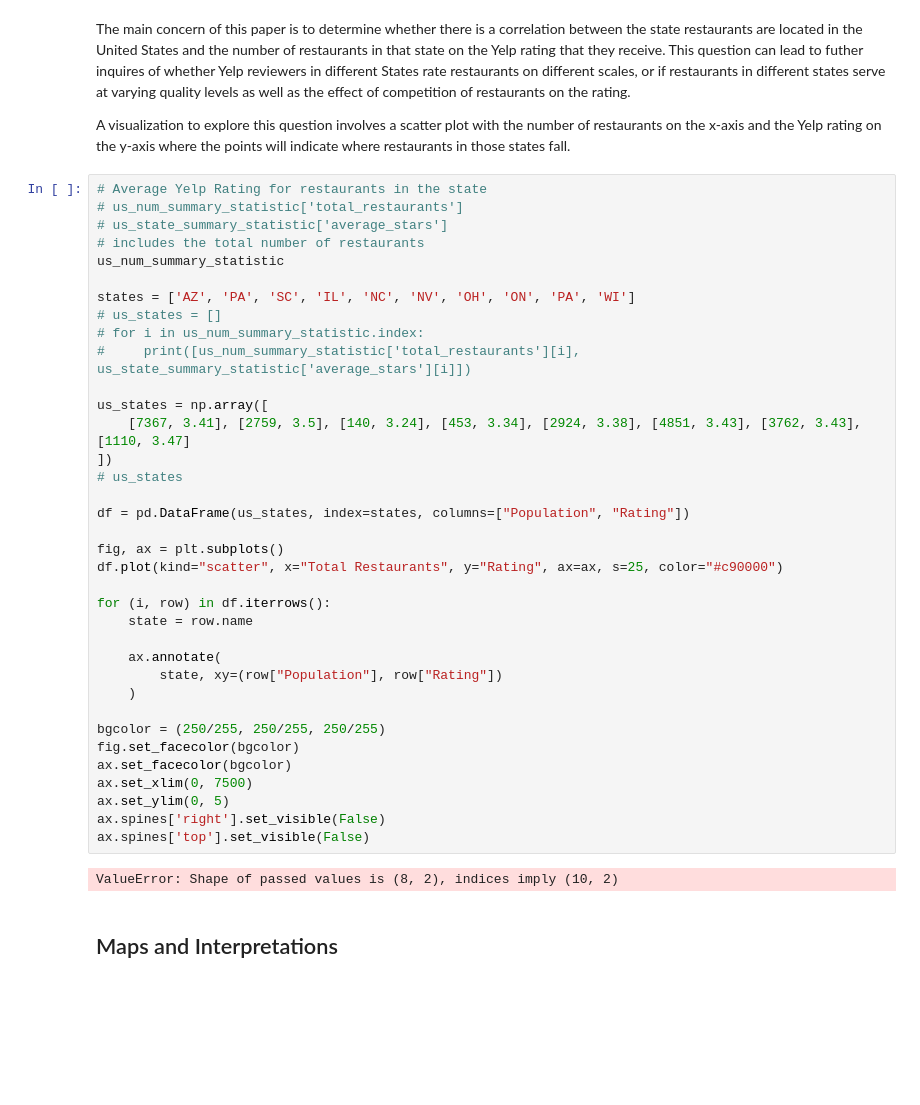
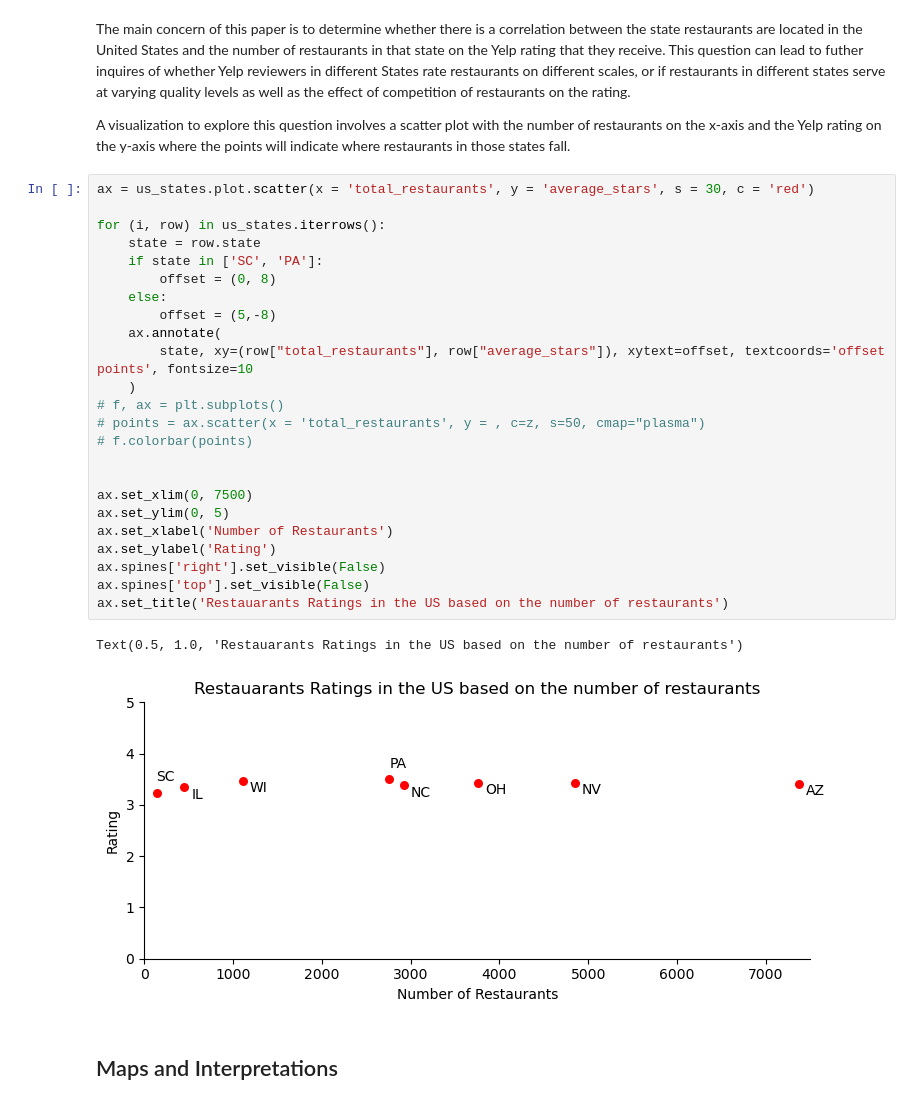
Before and after one commit to vvickychan/yelp-code, a Jupyter notebook: yelp.ipynb, the cells around one changed output. Saved outputs shown, nothing was run; the diff lists cells and outputs as text; blank space fills up the shorter version.

```diff
--- a/yelp.ipynb
+++ b/yelp.ipynb
@@ -587,44 +601,33 @@ plt.show()
 The main concern of this paper is to determine whether there is a correlation between the state restaurants are located in the United States and the number of restaurants in that state on the Yelp rating that they receive. This question can lead to futher inquires of whether Yelp reviewers in different States rate restaurants on different scales, or if restaurants in different states serve at varying quality levels as well as the effect of competition of restaurants on the rating.
 
 A visualization to explore this question involves a scatter plot with the number of restaurants on the x-axis and the Yelp rating on the y-axis where the points will indicate where restaurants in those states fall.
-# %%
-# Average Yelp Rating for restaurants in the state
-# us_num_summary_statistic['total_restaurants']
-# us_state_summary_statistic['average_stars']
-# includes the total number of restaurants
-us_num_summary_statistic
-
-states = ['AZ', 'PA', 'SC', 'IL', 'NC', 'NV', 'OH', 'ON', 'PA', 'WI']
-# us_states = []
-# for i in us_num_summary_statistic.index:
-#     print([us_num_summary_statistic['total_restaurants'][i], us_state_summary_statistic['average_stars'][i]])
-
-us_states = np.array([
-    [7367, 3.41], [2759, 3.5], [140, 3.24], [453, 3.34], [2924, 3.38], [4851, 3.43], [3762, 3.43],[1110, 3.47]
-])
-# us_states
-
-df = pd.DataFrame(us_states, index=states, columns=["Population", "Rating"])
-
-fig, ax = plt.subplots()
-df.plot(kind="scatter", x="Total Restaurants", y="Rating", ax=ax, s=25, color="#c90000")
-
-for (i, row) in df.iterrows():
-    state = row.name
-
-    ax.annotate(
-        state, xy=(row["Population"], row["Rating"])
-    )
-
-bgcolor = (250/255, 250/255, 250/255)
-fig.set_facecolor(bgcolor)
-ax.set_facecolor(bgcolor)
-ax.set_xlim(0, 7500)
-ax.set_ylim(0, 5)
-ax.spines['right'].set_visible(False)
-ax.spines['top'].set_visible(False)
-# %% [output]
-ValueError: Shape of passed values is (8, 2), indices imply (10, 2)
+# %%
+ax = us_states.plot.scatter(x = 'total_restaurants', y = 'average_stars', s = 30, c = 'red')
+
+for (i, row) in us_states.iterrows():
+    state = row.state
+    if state in ['SC', 'PA']:
+        offset = (0, 8)
+    else:
+        offset = (5,-8)
+    ax.annotate(
+        state, xy=(row["total_restaurants"], row["average_stars"]), xytext=offset, textcoords='offset points', fontsize=10
+    )
+# f, ax = plt.subplots()
+# points = ax.scatter(x = 'total_restaurants', y = , c=z, s=50, cmap="plasma")
+# f.colorbar(points)
+
+
+ax.set_xlim(0, 7500)
+ax.set_ylim(0, 5)
+ax.set_xlabel('Number of Restaurants')
+ax.set_ylabel('Rating')
+ax.spines['right'].set_visible(False)
+ax.spines['top'].set_visible(False)
+ax.set_title('Restauarants Ratings in the US based on the number of restaurants')
+# %% [output]
+Text(0.5, 1.0, 'Restauarants Ratings in the US based on the number of restaurants')
+[figure, added]
 # %% [markdown]
 ## Maps and Interpretations
 # %% [markdown]
```
Also changed, not shown: parts of 4 cells of this notebook.
